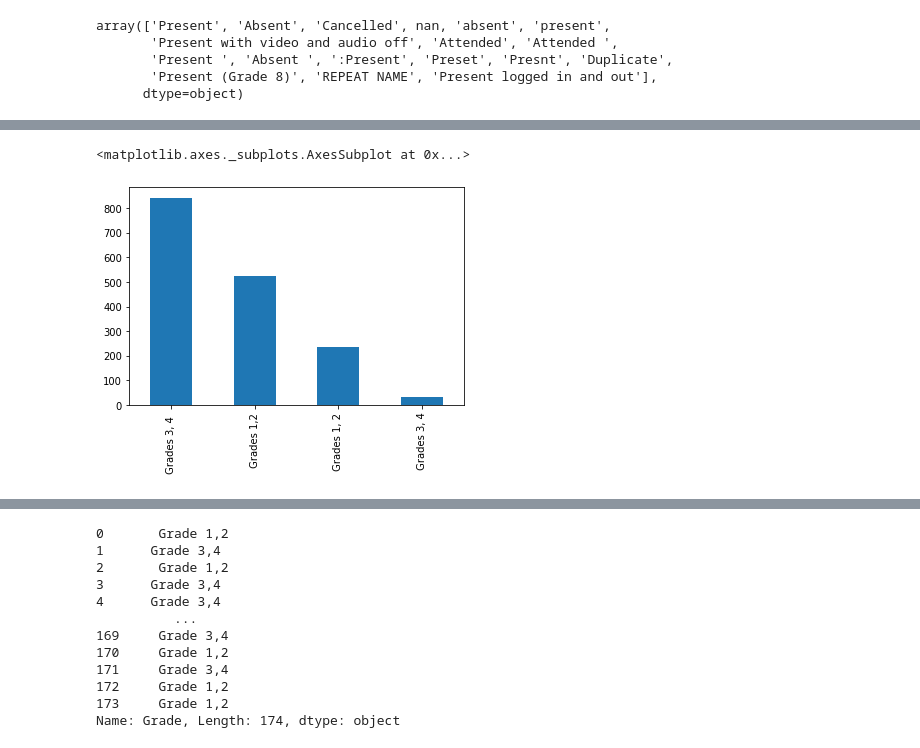
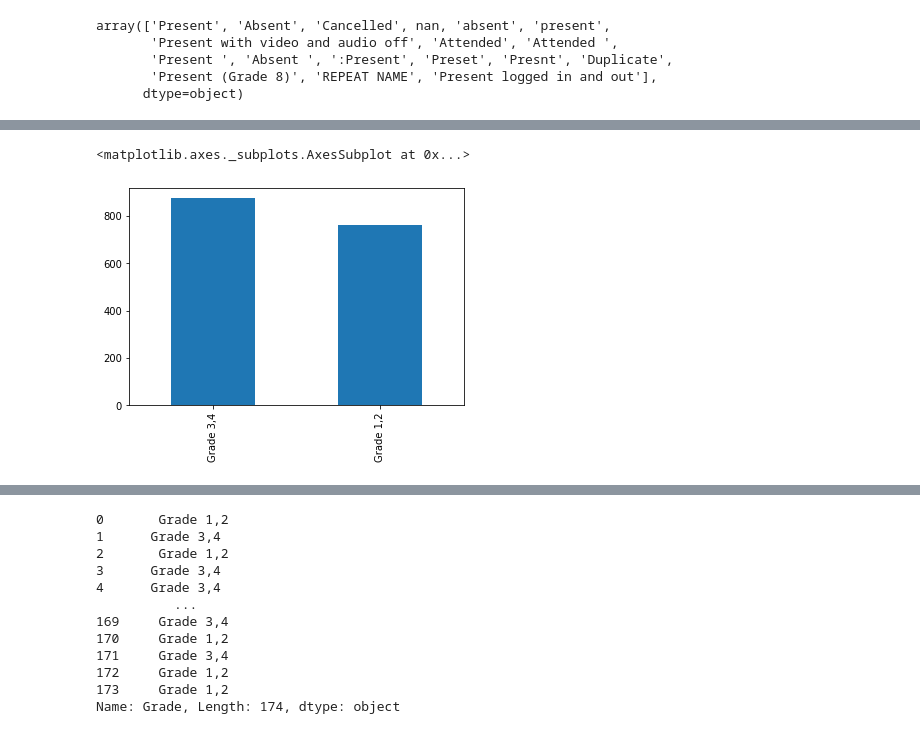
Before and after one commit to smykjain1997/EDA-of-live-Classes-pack-, a Jupyter notebook: Samyak_Assignment.ipynb, the cells around one changed output, grey strips where cells are left out. Saved outputs shown, nothing was run; the diff lists cells and outputs as text; code cells hidden in the pictures.

```diff
--- a/Samyak_Assignment.ipynb
+++ b/Samyak_Assignment.ipynb
@@ -175,0 +182,17 @@ data["Batch"].to_list()
+# %%
+g=[]
+n=[]
+for i in grade1:
+    e=i.split(" ")
+    #print(len(e))
+    d=e[1].rstrip("s")
+    #print(d)
+    f=e[2]
+    #print(d,f)
+    if len(e)>3:
+        k=e[2]+e[3]
+        n=(d+" "+k)
+        g.append(n)
+    else:
+        n=(d+" "+f)
+        g.append(n)
@@ -176,3 +219,3 @@ data["Batch"].to_list()
 # %%
-grade=pd.DataFrame(grade)
-grade.rename(columns={0:"grade"})
+g=pd.DataFrame(g)
+g.rename(columns={0:"grade"},inplace=True)
@@ -193,3 +243,4 @@ grade.rename(columns={0:"grade"})
 # %%
-data["grades"]=grade
-data.drop(["grade"],axis=1,inplace=True)
+data["grade"]=g
+data.drop(["grades"],axis=1,inplace=True)
+data.drop(["Batch"],axis=1,inplace=True)
@@ -204,0 +247,3 @@ data.head()
+# %%
+data.rename(columns={"grade":"Grade"},inplace=True)
+data.head()
@@ -205,8 +257,8 @@ data.head()
 # %%
-data["grades"].value_counts().plot(kind="bar")
+data["grade"].value_counts().plot(kind="bar")
 # %% [output]
 <matplotlib.axes._subplots.AxesSubplot at 0x...>
-[figure, old version]
+[figure, new version]
 # %%
 data["source"].value_counts().plot(kind="bar")
 # %% [output]
```
Also changed, not shown: parts of 45 cells of this notebook.
